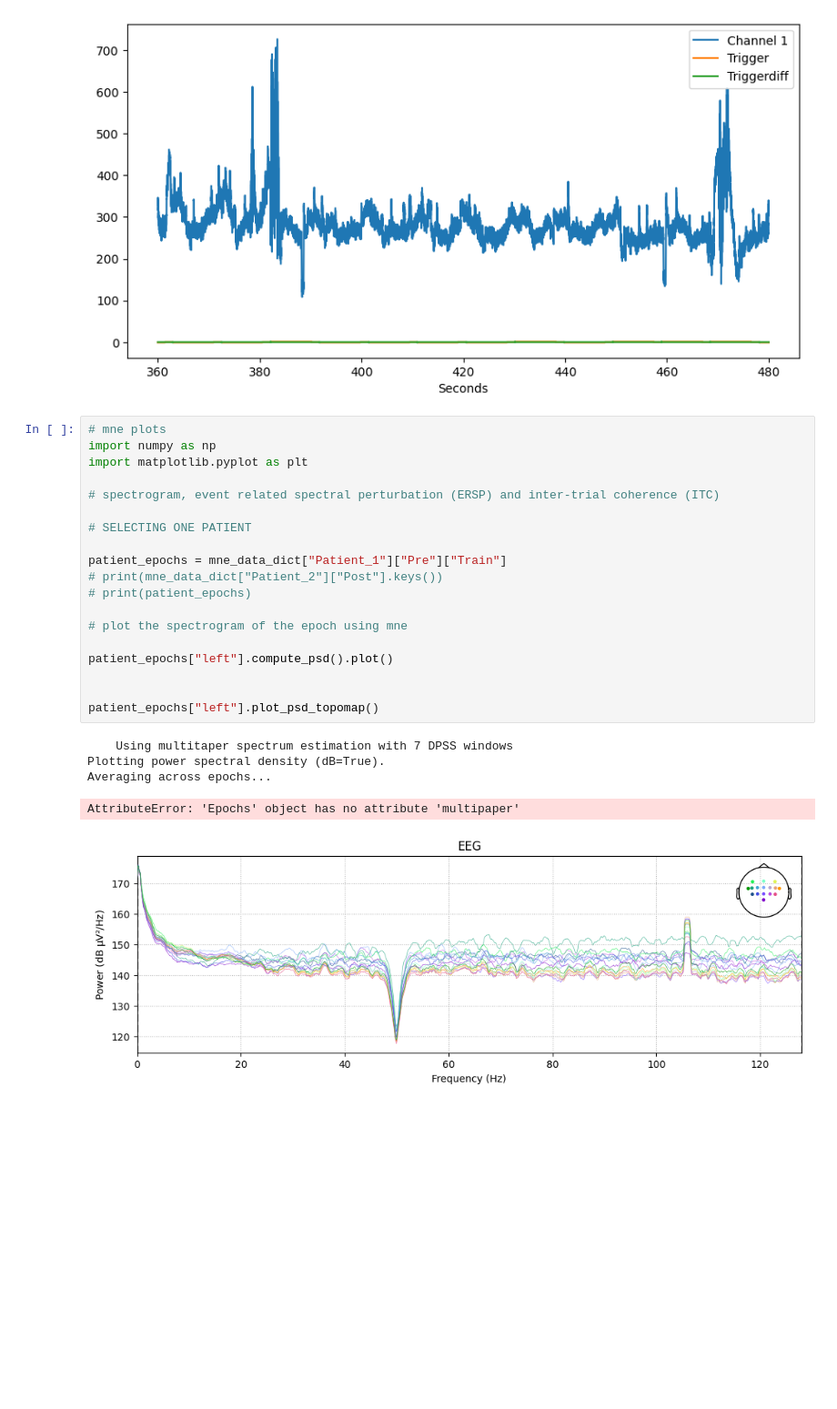
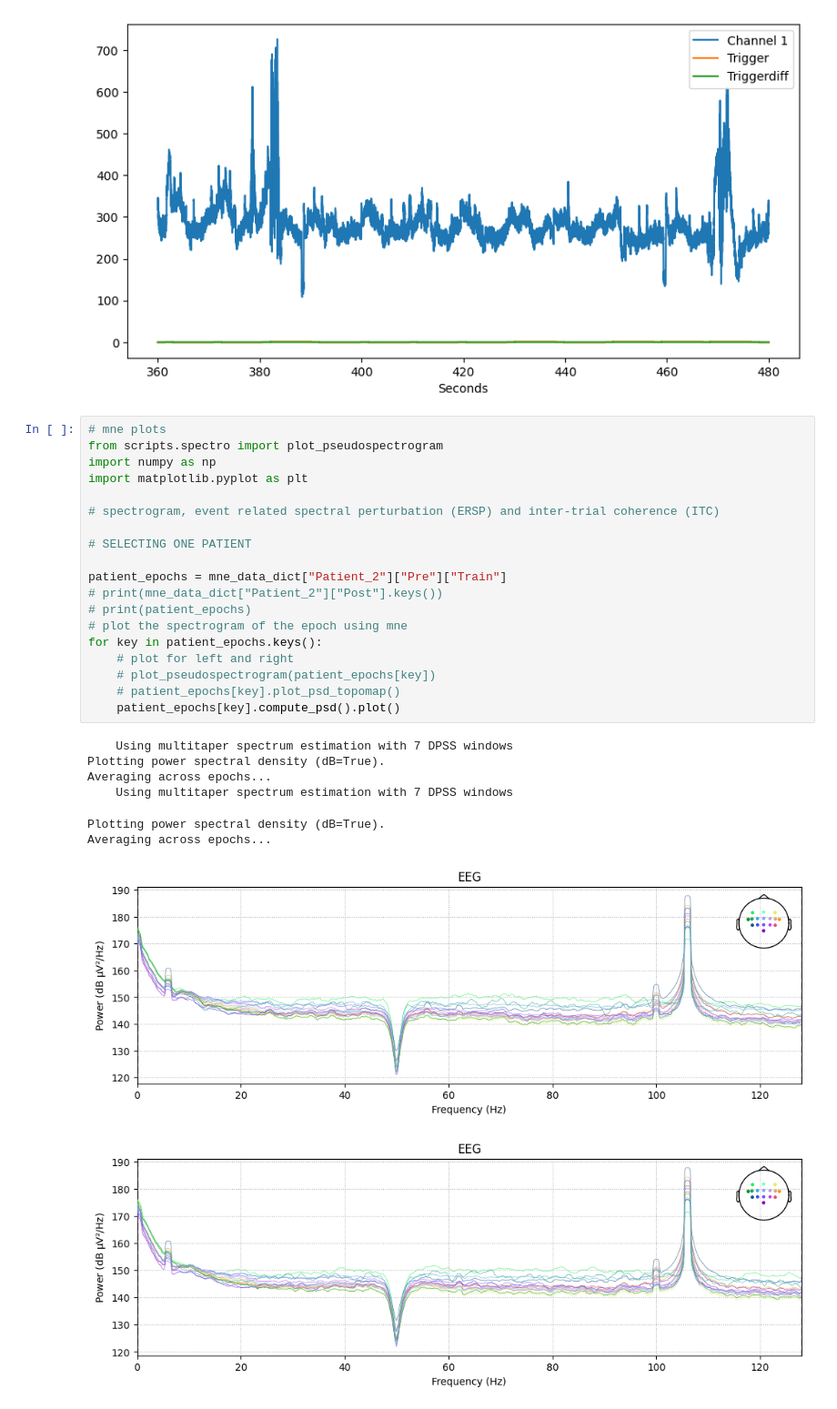
Before and after one commit to mo-gaafar/stroke-rehab-data-analysis, a Jupyter notebook: main_notebook.ipynb, the cells around one changed output. Shown at 91% size. Drawn from its saved outputs; the diff is of its cells as text; blank space fills up the shorter version.

```diff
--- a/main_notebook.ipynb
+++ b/main_notebook.ipynb
@@ -324,29 +328,32 @@ plt.show()
 [figure]
 # %%
 # mne plots
+from scripts.spectro import plot_pseudospectrogram
 import numpy as np
 import matplotlib.pyplot as plt
 
 # spectrogram, event related spectral perturbation (ERSP) and inter-trial coherence (ITC)
 
 # SELECTING ONE PATIENT
 
-patient_epochs = mne_data_dict["Patient_1"]["Pre"]["Train"]
+patient_epochs = mne_data_dict["Patient_2"]["Pre"]["Train"]
 # print(mne_data_dict["Patient_2"]["Post"].keys())
 # print(patient_epochs)
-
 # plot the spectrogram of the epoch using mne
-
-patient_epochs["left"].compute_psd().plot()
-
-
-patient_epochs["left"].plot_psd_topomap()
+for key in patient_epochs.keys():
+    # plot for left and right
+    # plot_pseudospectrogram(patient_epochs[key])
+    # patient_epochs[key].plot_psd_topomap()
+    patient_epochs[key].compute_psd().plot()
 # %% [output]
     Using multitaper spectrum estimation with 7 DPSS windows
 Plotting power spectral density (dB=True).
 Averaging across epochs...
+    Using multitaper spectrum estimation with 7 DPSS windows
-AttributeError: 'Epochs' object has no attribute 'multipaper'
+Plotting power spectral density (dB=True).
+Averaging across epochs...
-[figure, old version]
+[figure, new version]
+[figure, added]
 # %% [markdown]
 # Preprocessing
 
```
Also changed, not shown: parts of 4 cells of this notebook, 10 other files.
